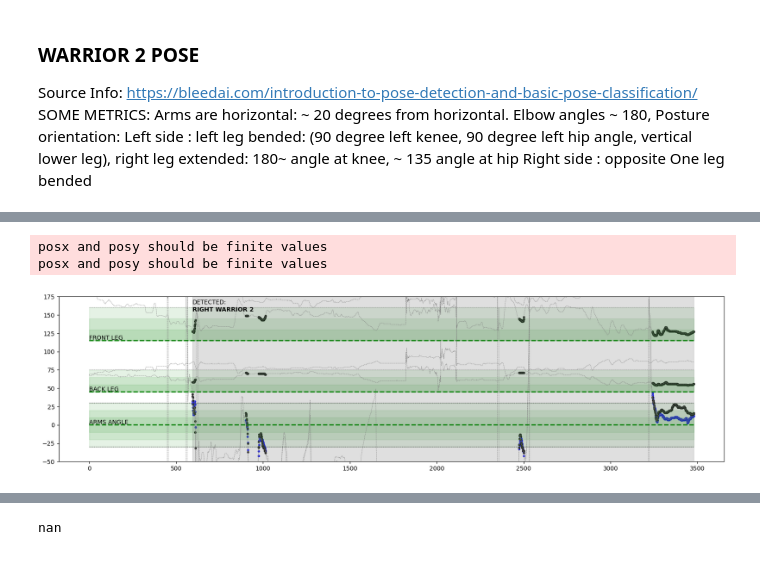
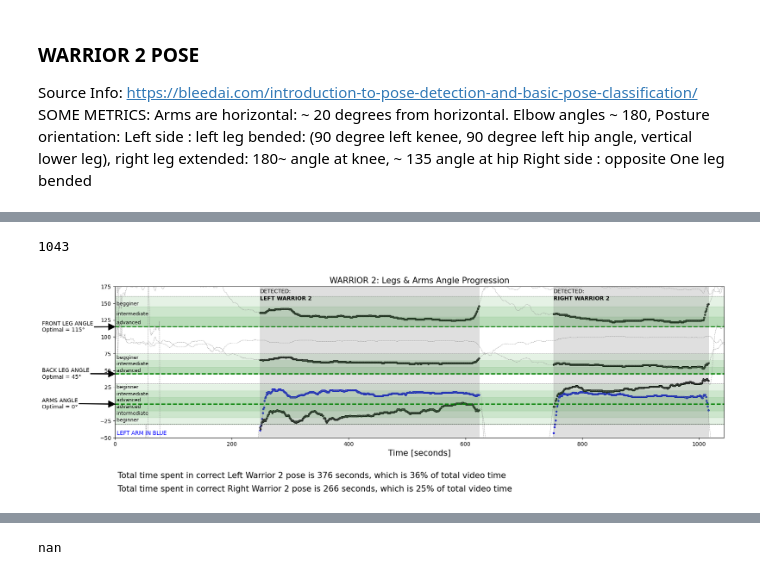
Before and after one commit to TechLabs-Berlin/wt23-posegenie, a Jupyter notebook: model-files-mediapipe/__Test_Warrior2_PoseDetection_with_FileLoadOption.ipynb, the cells around one changed output, grey strips where cells are left out. Drawn from its saved outputs; the diff is of its cells as text; code cells hidden in the pictures.

```diff
--- a/model-files-mediapipe/__Test_Warrior2_PoseDetection_with_FileLoadOption.ipynb
+++ b/model-files-mediapipe/__Test_Warrior2_PoseDetection_with_FileLoadOption.ipynb
@@ -502,36 +514,82 @@ plt.plot(df.index, df.index*0+ back_leg_ver_expect + back_leg_ver_expect_range,
 # BACK LEG LEFT WARRIOR
 plt.scatter(df[filt_pose1].index, df["right knee ver"][filt_pose1],8, color="black")
 
 # BACK LEG LEFT WARRIOR
 plt.scatter(df[filt_pose2].index, df["left knee ver"][filt_pose2],8,color="black")
 
 
 
 plt.fill_between(df.index, back_leg_ver_expect, back_leg_ver_expect+back_leg_ver_expect_range, alpha=0.10, color="green")
 plt.fill_between(df.index, back_leg_ver_expect, back_leg_ver_expect+(back_leg_ver_expect_range)*2/3, alpha=0.10, color="green")
 plt.fill_between(df.index, back_leg_ver_expect, back_leg_ver_expect+(back_leg_ver_expect_range)*1/3, alpha=0.10, color="green")
 
 try:
     plt.axvspan(df[filt_pose1].index.min(), df[filt_pose1].index.max() , color='gray', alpha=0.25)
     plt.text(df[filt_pose1].index.min(),165,"DETECTED:")
     plt.text(df[filt_pose1].index.min(),155,df[filt_pose1]["Pose"].iloc[0],fontweight='bold')
+    pose1_count = df[filt_pose1].Pose.count()
+    time_string1 = " Total time spent in correct Left Warrior 2 pose is " + str(pose1_count) + " seconds, which is " + str(((pose1_count/max(df.index))*100).astype(int)) + "% of total video time"
+    plt.text(0,-110,time_string1 ,fontsize=15, color="black")
+
 except:
     pass
 try:
     plt.axvspan(df[filt_pose2].index.min(), df[filt_pose2].index.max() , color='gray', alpha=0.25)
     plt.text(df[filt_pose2].index.min(),165,"DETECTED:")
     plt.text(df[filt_pose2].index.min(),155,df[filt_pose2]["Pose"].iloc[0],fontweight='bold')
+    pose2_count = df[filt_pose2].Pose.count()
+    time_string2 = " Total time spent in correct Right Warrior 2 pose is " + str(pose2_count) + " seconds, which is " + str(((pose2_count/max(df.index))*100).astype(int)) + "% of total video time"
+    plt.text(0,-130,time_string2 ,fontsize=15, color="black")
 except:
     pass
     #plt.text(0,0,"NO POSE DETECTED")
 
-plt.text(0,expected_arm_angle+1,"ARMS ANGLE", fontsize=10)
-plt.text(0,front_leg_ang_expect+1,"FRONT LEG",fontsize=10)
-plt.text(0,back_leg_ver_expect+1,"BACK LEG",fontsize=10)
+plt.text(0,front_leg_ang_expect+4," advanced", fontsize=9)
+plt.text(0,front_leg_ang_expect+17," intermediate",fontsize=9)
+plt.text(0,front_leg_ang_expect+32," begginer",fontsize=9)
+
+plt.text(0,back_leg_ver_expect+3," advanced", fontsize=9)
+plt.text(0,back_leg_ver_expect+13," intermediate",fontsize=9)
+plt.text(0,back_leg_ver_expect+22," begginer",fontsize=9)
+
+plt.text(0,expected_arm_angle+4," advanced", fontsize=9)
+plt.text(0,expected_arm_angle+13," intermediate",fontsize=9)
+plt.text(0,expected_arm_angle+23," beginner",fontsize=9)
+plt.text(0,expected_arm_angle-6," advanced", fontsize=9)
+plt.text(0,expected_arm_angle-16," intermediate",fontsize=9)
+plt.text(0,expected_arm_angle-26," beginner",fontsize=9)
+
+plt.text(0,-46," LEFT ARM IN BLUE",fontsize=10, color="blue")
+
+
+
+
+
+plt.annotate("FRONT LEG ANGLE\nOptimal = 115°", xy=(0,115),xycoords="data",
+             xytext=(-0.12,0.7325), textcoords='axes fraction', fontsize = 10,
+            va='center', ha='left',
+            arrowprops=dict(facecolor='black', shrink=0.00, width=1))
+
+plt.annotate("BACK LEG ANGLE\nOptimal = 45°", xy=(0,45),xycoords="data",
+             xytext=(-0.12,0.423), textcoords='axes fraction', fontsize = 10,
+            va='center', ha='left',
+            arrowprops=dict(facecolor='black', shrink=0.00, width=1))
+
+plt.annotate("ARMS ANGLE\nOptimal = 0°", xy=(0,0),xycoords="data",
+             xytext=(-0.12,0.225), textcoords='axes fraction', fontsize = 10,
+            va='center', ha='left',
+            arrowprops=dict(facecolor='black', shrink=0.00, width=1))
+
+
 
 plt.ylim(-50,175)
+print(max(df.index))
+plt.xlim(0,max(df.index))
+
+plt.title("WARRIOR 2: Legs & Arms Angle Progression", fontsize = 15)
+plt.xlabel("Time [seconds]",fontsize = 15)
+
 plt.show()
 # %% [output]
-posx and posy should be finite values
-posx and posy should be finite values
+1043
-[figure, old version]
+[figure, new version]
```
Also changed, not shown: parts of 3 cells of this notebook, 2 other files.
